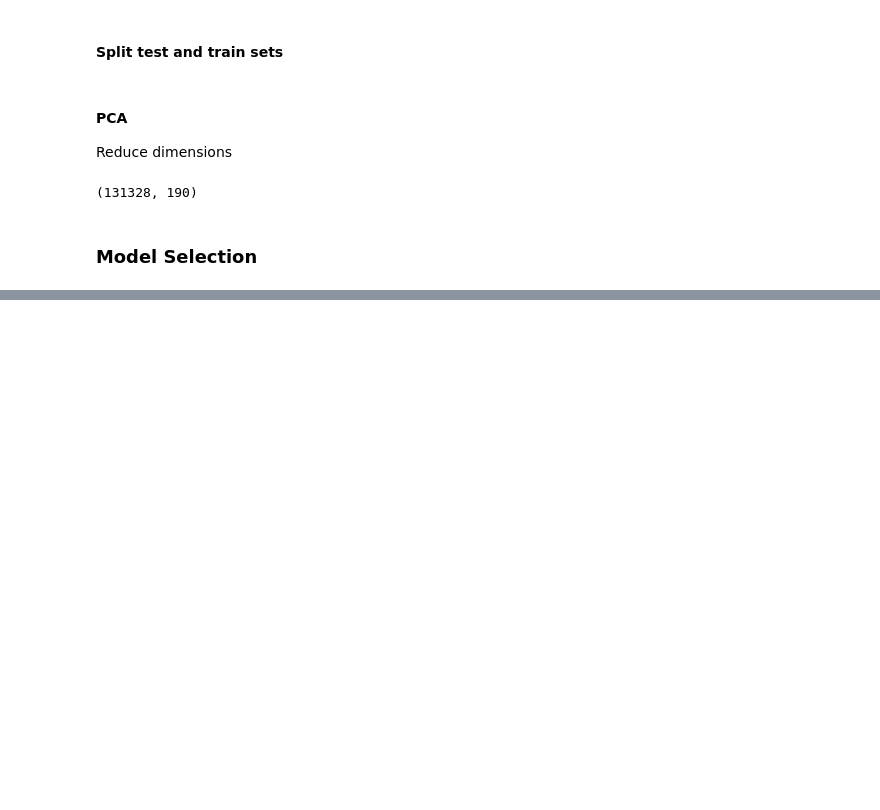
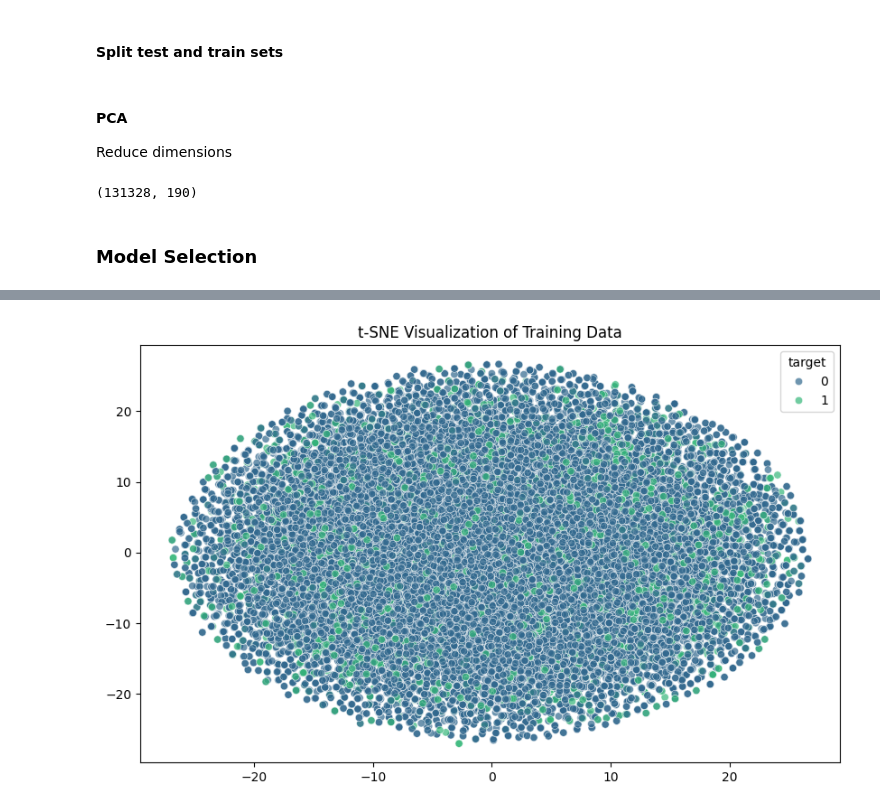
Before and after one commit to OloruntobiOlutola/Hands-on-ML, a Jupyter notebook: project.ipynb, the cells around one changed output, grey strips where cells are left out. Cells and saved outputs as stored; diff of their text form; code cells hidden in the pictures; blank space fills up the shorter version.

```diff
--- a/project.ipynb
+++ b/project.ipynb
@@ -231,0 +226,7 @@ weighted avg       0.90      0.91      0.89     43776
+# %%
+# logistic regression
+from sklearn.linear_model import LogisticRegression
+lr_model = LogisticRegression(random_state=42)
+lr_model.fit(X_train_pca, y_train)
+y_pred_lr = lr_model.predict(X_test_pca)
+print(classification_report(y_test, y_pred_lr))
@@ -231,0 +244,14 @@ weighted avg       0.90      0.91      0.89     43776
+# %%
+# I want to use tsne for visualization
+from sklearn.manifold import TSNE
+tsne = TSNE(n_components=2, random_state=42)
+X_train_tsne = tsne.fit_transform(X_train_pca)
+X_test_tsne = tsne.fit_transform(X_test_pca)
+# %%
+# plot the tsne results
+plt.figure(figsize=(10, 6))
+sns.scatterplot(x=X_test_tsne[:, 0], y=X_test_tsne[:, 1], hue=y_test, palette='viridis', alpha=0.7)
+plt.title('t-SNE Visualization of Training Data')
+plt.show()
+# %% [output]
+[figure, added]
```
Also changed, not shown: parts of 20 cells of this notebook, 4 other files.
